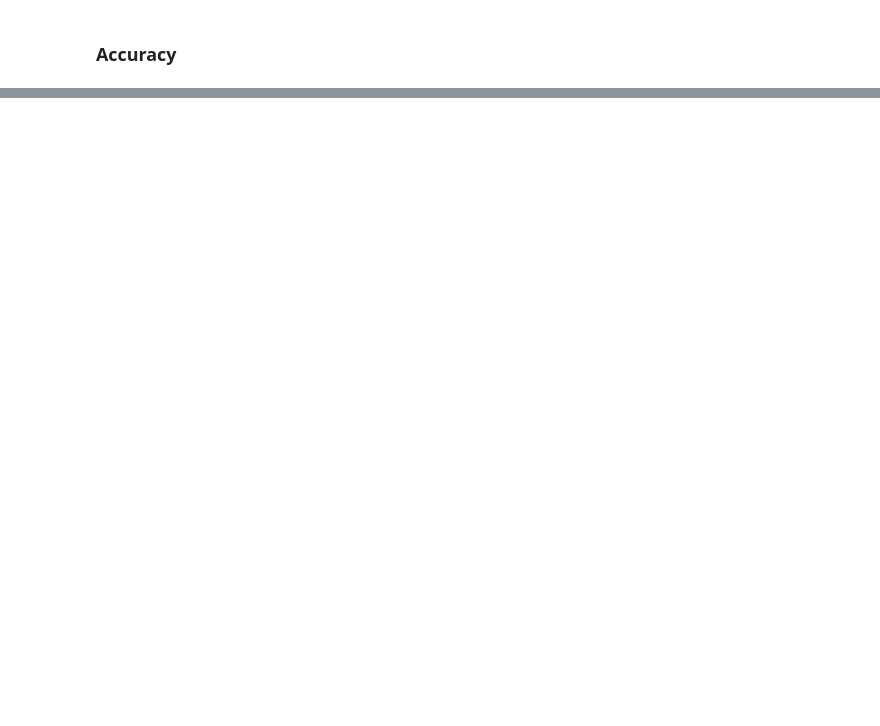
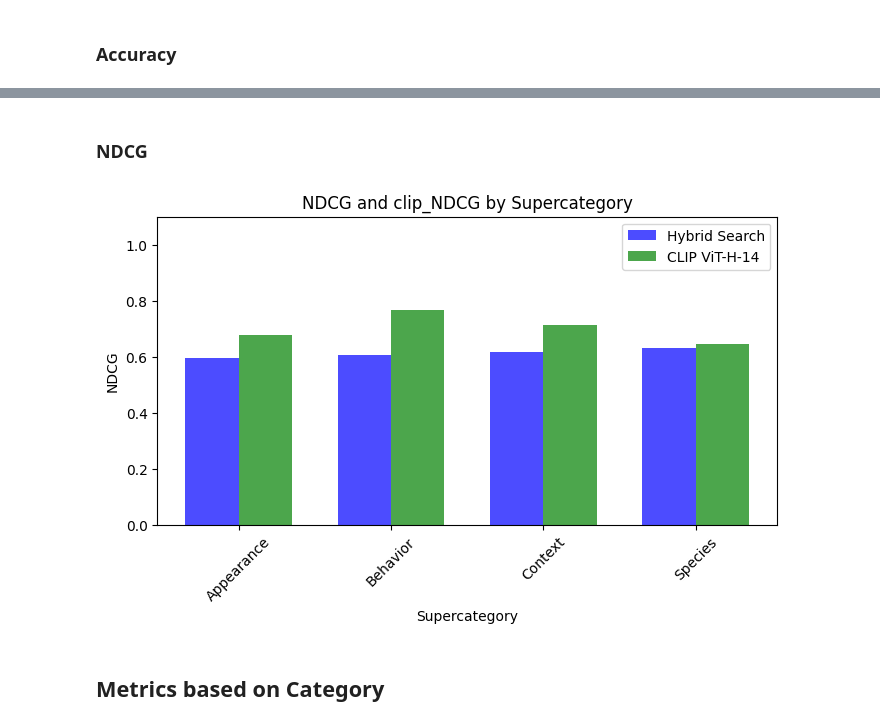
Before and after one commit to waggle-sensor/sage-vectordb-example, a Jupyter notebook: INQUIRE_benchmark/results/evaluate.ipynb, the cells around one changed output, grey strips where cells are left out. Drawn from its saved outputs; the diff is of its cells as text; code cells hidden in the pictures; blank space fills up the shorter version.

```diff
--- a/INQUIRE_benchmark/results/evaluate.ipynb
+++ b/INQUIRE_benchmark/results/evaluate.ipynb
@@ -197,0 +261,29 @@ plt.show()
+# %% [markdown]
+### NDCG
+# %%
+# Creating the plot with both NDCG and clip_NDCG
+fig, ax = plt.subplots(figsize=(8, 4))
+
+# Bar width
+bar_width = 0.35
+x = np.arange(len(supercategory_metrics['supercategory']))
+
+# Bars for NDCG and clip_NDCG
+bars1 = ax.bar(x - bar_width/2, supercategory_metrics['NDCG'], width=bar_width, label="Hybrid Search", color="blue", alpha=0.7)
+bars2 = ax.bar(x + bar_width/2, supercategory_metrics['clip_NDCG'], width=bar_width, label="CLIP ViT-H-14", color="green", alpha=0.7)
+
+# Labels and title
+ax.set_ylabel("NDCG")
+ax.set_xlabel("Supercategory")
+ax.set_title("NDCG and clip_NDCG by Supercategory")
+ax.set_ylim(0, 1.1)
+ax.set_xticks(x)
+ax.set_xticklabels(supercategory_metrics['supercategory'], rotation=45)
+ax.legend()
+
+# Show plot
+plt.show()
+# %% [output]
+[figure, added]
+# %% [markdown]
+## Metrics based on Category
```
Also changed, not shown: parts of 50 cells of this notebook.
